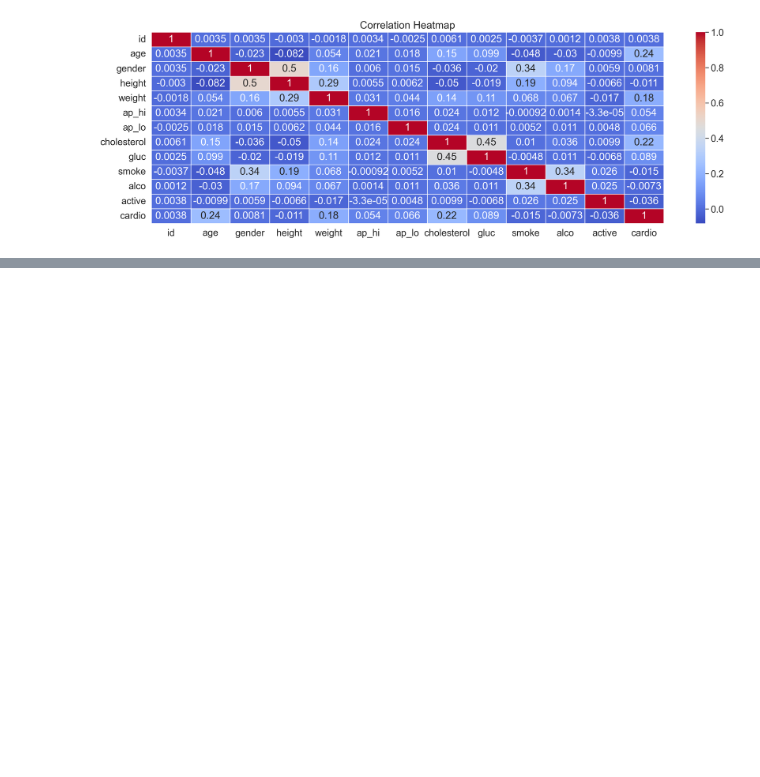
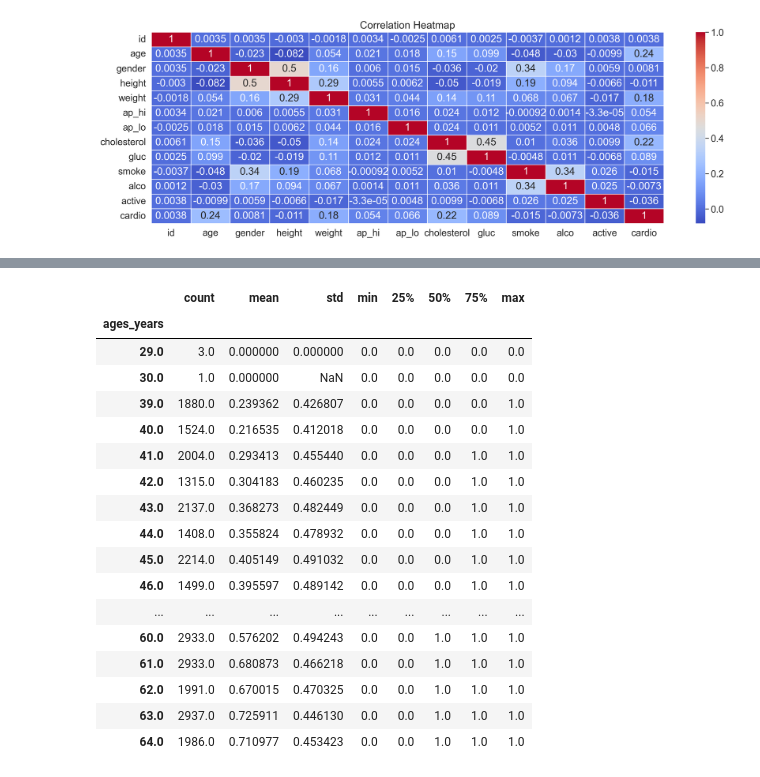
Before and after one commit to kennyho-code/mlcourse-ai, a Jupyter notebook: topic-2-assignment.ipynb, the cells around one changed output, grey strips where cells are left out. Saved outputs shown, nothing was run; the diff lists cells and outputs as text; code cells hidden in the pictures; blank space fills up the shorter version.

```diff
--- a/topic-2-assignment.ipynb
+++ b/topic-2-assignment.ipynb
@@ -320,0 +351,22 @@ ValueError: Can not reset the Axes. You are probably trying to reuse an artist i
+# %%
+df["ages_years"] = df["age"] // 365.25
+df.groupby(["ages_years"])["cardio"].describe()
+# %% [output]
+|  | count | mean | std | min | 25% | 50% | 75% | max |
+| ages_years |  |  |  |  |  |  |  |  |
+| 29.0 | 3.0 | 0.000000 | 0.000000 | 0.0 | 0.0 | 0.0 | 0.0 | 0.0 |
+| 30.0 | 1.0 | 0.000000 | NaN | 0.0 | 0.0 | 0.0 | 0.0 | 0.0 |
+| 39.0 | 1880.0 | 0.239362 | 0.426807 | 0.0 | 0.0 | 0.0 | 0.0 | 1.0 |
+| 40.0 | 1524.0 | 0.216535 | 0.412018 | 0.0 | 0.0 | 0.0 | 0.0 | 1.0 |
+| 41.0 | 2004.0 | 0.293413 | 0.455440 | 0.0 | 0.0 | 0.0 | 1.0 | 1.0 |
+| 42.0 | 1315.0 | 0.304183 | 0.460235 | 0.0 | 0.0 | 0.0 | 1.0 | 1.0 |
+| 43.0 | 2137.0 | 0.368273 | 0.482449 | 0.0 | 0.0 | 0.0 | 1.0 | 1.0 |
+| 44.0 | 1408.0 | 0.355824 | 0.478932 | 0.0 | 0.0 | 0.0 | 1.0 | 1.0 |
+| 45.0 | 2214.0 | 0.405149 | 0.491032 | 0.0 | 0.0 | 0.0 | 1.0 | 1.0 |
+| 46.0 | 1499.0 | 0.395597 | 0.489142 | 0.0 | 0.0 | 0.0 | 1.0 | 1.0 |
+| ... | ... | ... | ... | ... | ... | ... | ... | ... |
+| 60.0 | 2933.0 | 0.576202 | 0.494243 | 0.0 | 0.0 | 1.0 | 1.0 | 1.0 |
+| 61.0 | 2933.0 | 0.680873 | 0.466218 | 0.0 | 0.0 | 1.0 | 1.0 | 1.0 |
+| 62.0 | 1991.0 | 0.670015 | 0.470325 | 0.0 | 0.0 | 1.0 | 1.0 | 1.0 |
+| 63.0 | 2937.0 | 0.725911 | 0.446130 | 0.0 | 0.0 | 1.0 | 1.0 | 1.0 |
+| 64.0 | 1986.0 | 0.710977 | 0.453423 | 0.0 | 0.0 | 1.0 | 1.0 | 1.0 |
```
Also changed, not shown: parts of 6 cells of this notebook.
